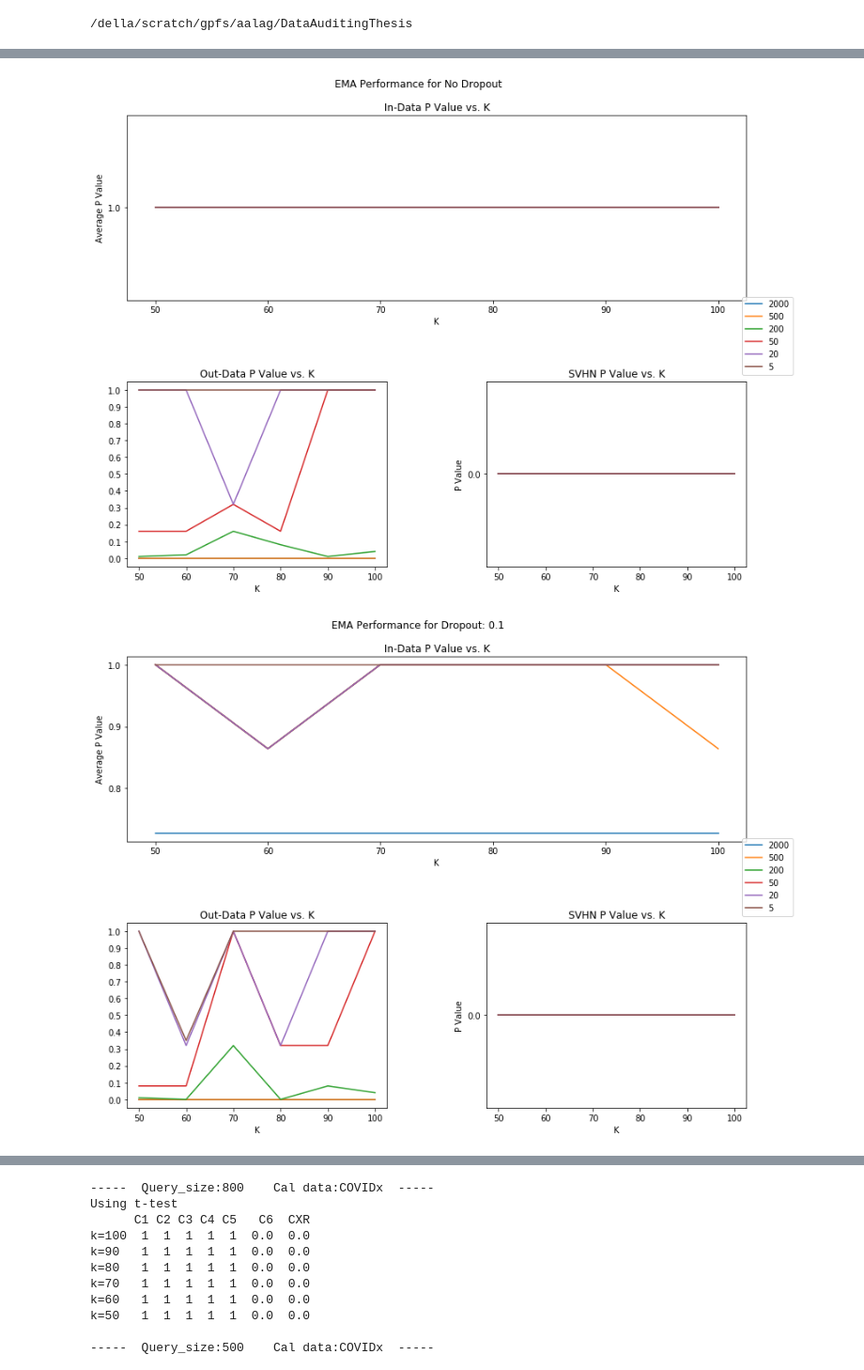
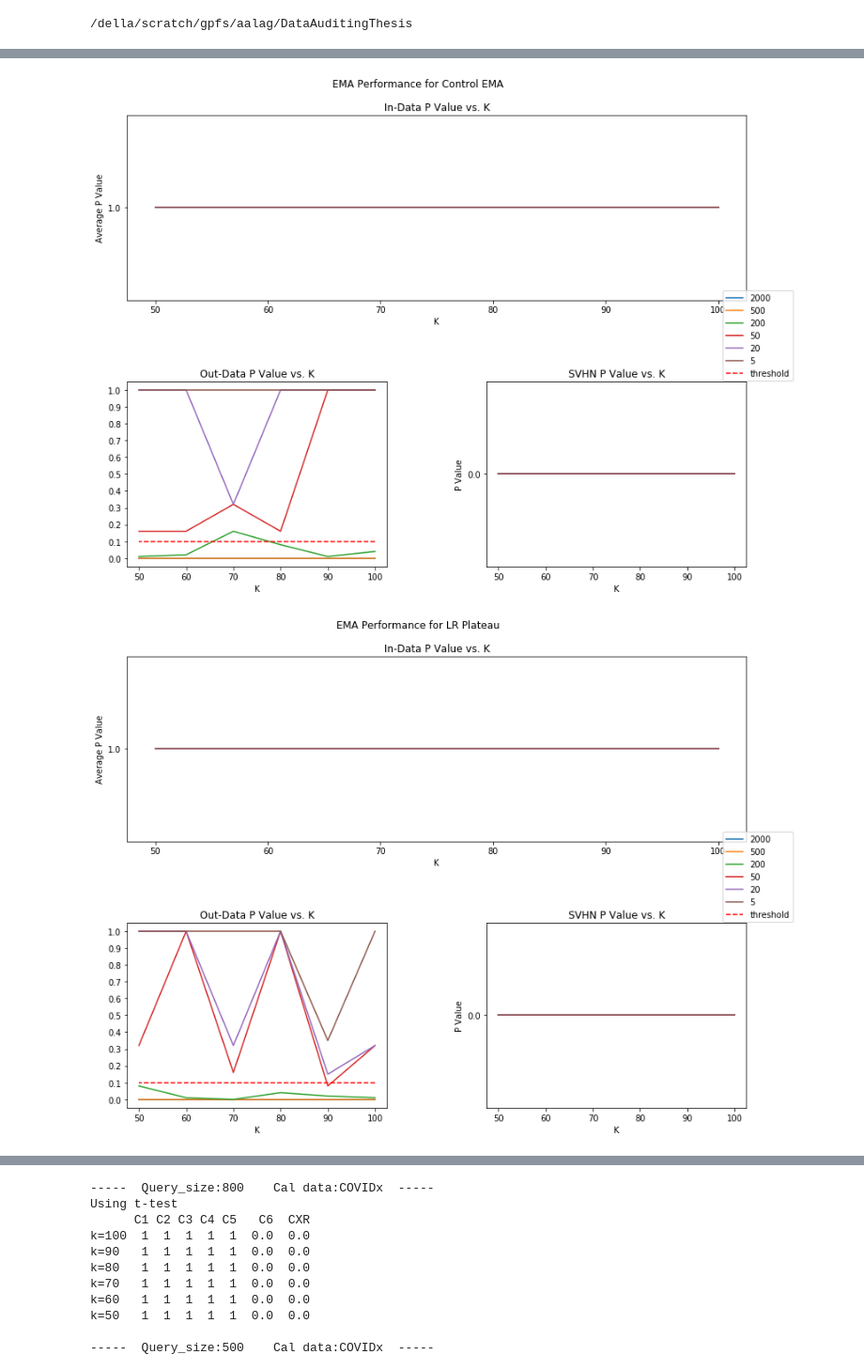
Before and after one commit to ayush-alag/DataAuditing, a Jupyter notebook: aggregate_result.ipynb, the cells around one changed output, grey strips where cells are left out. Shown at 94% size. Cells and saved outputs as stored; diff of their text form; code cells hidden in the pictures.

```diff
--- a/aggregate_result.ipynb
+++ b/aggregate_result.ipynb
@@ -74,7 +74,7 @@ def compute_tables(experiments, data, sizes, modes, epoch, metrics, klist, mixup
                                 EMA_res_table[f'M{fold}'][f'k={100-k}'] = EMA_res
 
                     if expt == "":
-                        table_obj = TableObj(EMA_res_table, "No Dropout", mode, size, caldata)
+                        table_obj = TableObj(EMA_res_table, "Control EMA", mode, size, caldata)
                     else:
                         table_obj = TableObj(EMA_res_table, expt, mode, size, caldata)
                     tables.append(table_obj)
@@ -95,4 +95,4 @@ data = ['MNIST']
 mixup = False
 modes = ['t']
 
-tables = compute_tables(experiments, data, sizes, modes, epoch, metrics, klist, mixup)
+# tables = compute_tables(experiments, data, sizes, modes, epoch, metrics, klist, mixup)
@@ -116,0 +99,2 @@ k=50      1     1  0.35  0.35     1  0.35    0
+# %%
+tables_plateau = compute_tables(["", "re-plateau20", "re-plateau10", "re-plateau5", "re-plateau1"], data, sizes, modes, epoch, metrics, klist, mixup)
@@ -162,16 +174,15 @@ def graph_tables(tables):
             ax1.plot(ks, ins, label=size)
             ax2.plot(ks, outs, label=size)
             ax3.plot(ks, svhns, label=size)
+        ax2.plot(ks, [0.1]*len(ks), 'r--', label="threshold")
 
         lines = []
         labels = []
 
-        for ax in fig.axes:
-            Line, Label = ax.get_legend_handles_labels()
-            # print(Label)
-            lines.extend(Line)
-            labels.extend(Label)
-            break
+        Line, Label = ax2.get_legend_handles_labels()
+        # print(Label)
+        lines.extend(Line)
+        labels.extend(Label)
 
         fig.legend(lines, labels, loc='center right')
 
@@ -184,7 +195,7 @@ def graph_tables(tables):
         plt.show()
         plt.close()
 # %%
-graph_tables(tables)
+graph_tables(tables_plateau)
 # %% [output]
-[figure, old version]
+[figure, new version]
-[figure, old version]
+[figure, new version]
```
Also changed, not shown: parts of 10 cells of this notebook, 2 other files.
